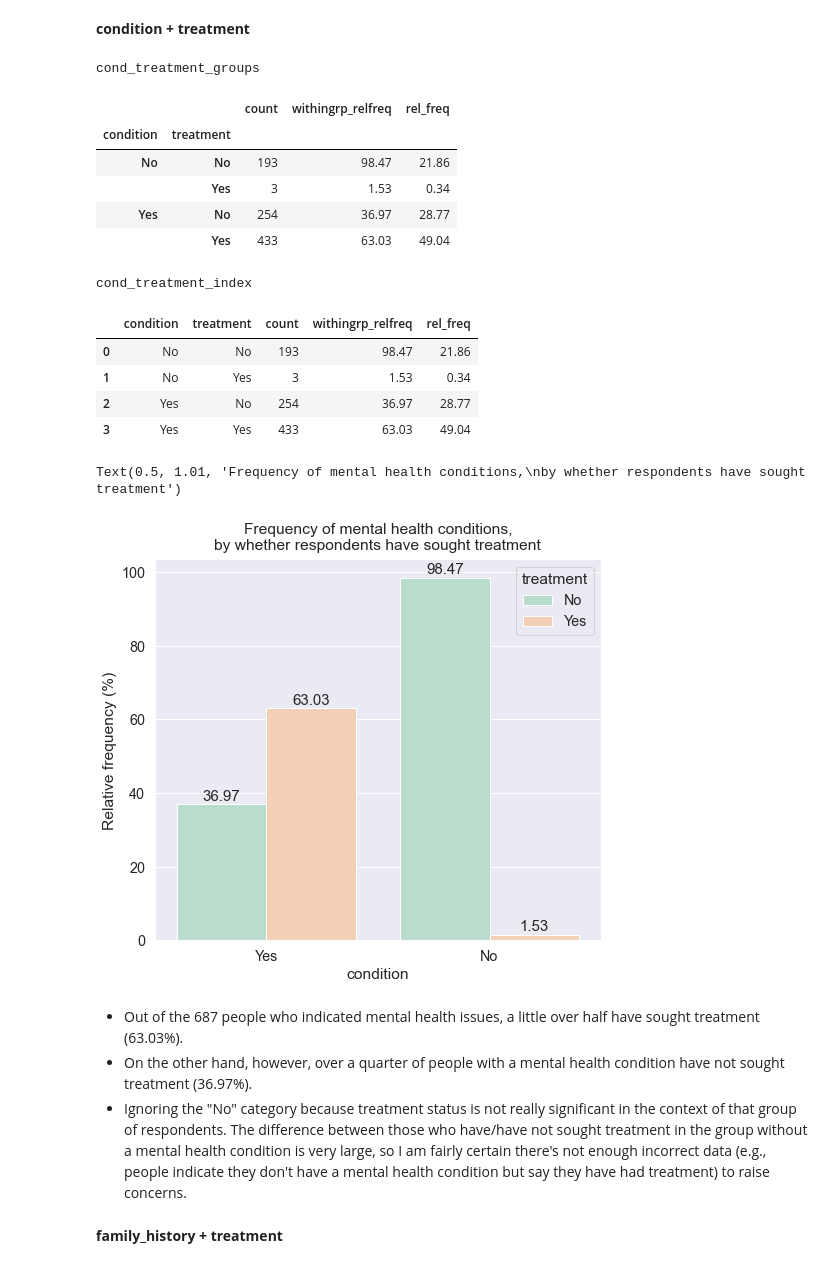
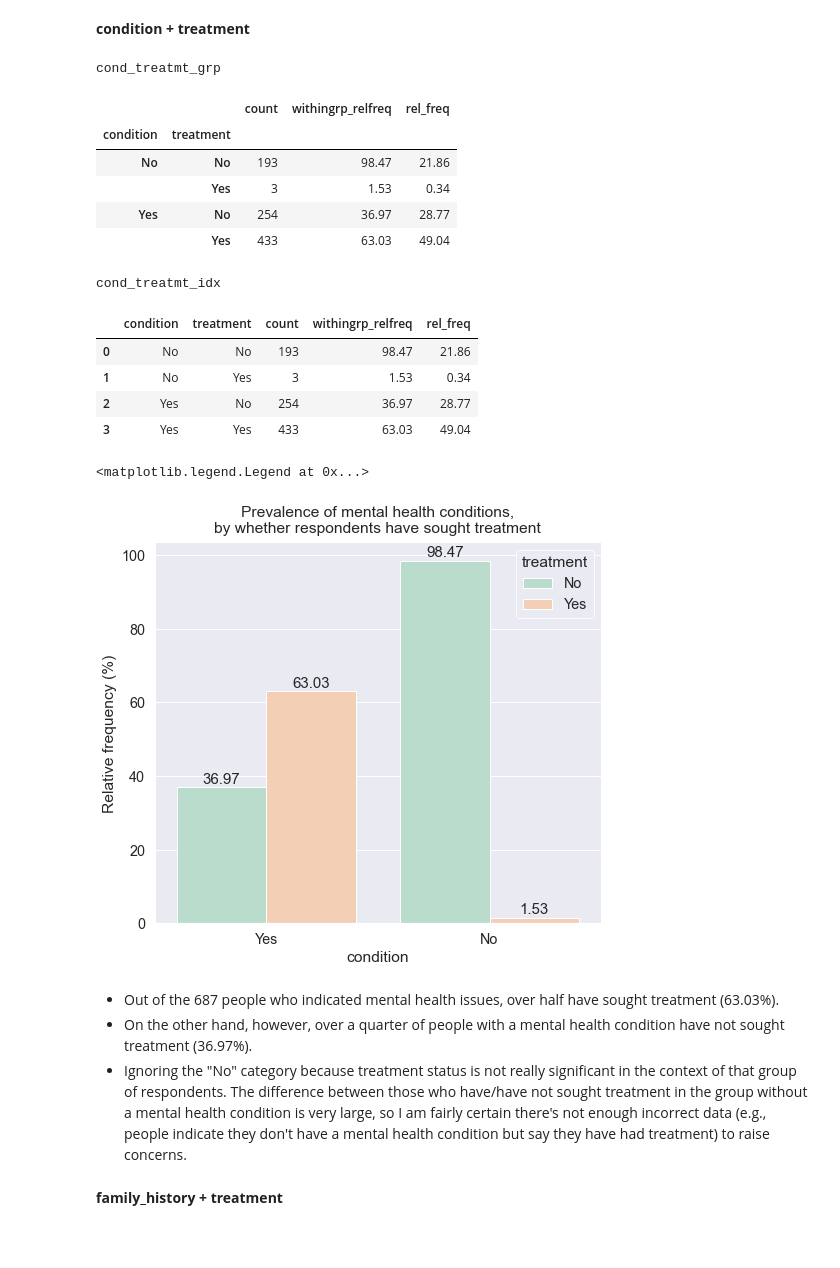
Before and after one commit to cltomiyama/MentalHealthSurvey_analysis, a Jupyter notebook: analysis/gale/analysis_notebook_gc.ipynb, the cells around one changed output. Saved outputs shown, nothing was run; the diff lists cells and outputs as text; code cells hidden in the pictures; blank space fills up the shorter version.

```diff
--- a/analysis/gale/analysis_notebook_gc.ipynb
+++ b/analysis/gale/analysis_notebook_gc.ipynb
@@ -198,27 +200,27 @@ Text(0.5, 1.04, 'Whether respondents with/without a mental health\ncondition hav
 **condition + treatment**
 # %%
 # reference: https://www.codeforests.com/2020/07/18/calculate-percentage-within-group/
-cond_treatment_groups = (mh0.groupby(['condition', 'treatment'])
+cond_treatmt_grp = (mh0.groupby(['condition', 'treatment'])
                            .count()
                            .loc[:, ['family_history']]
                            .rename(columns={'family_history':'count'})
                           )
 
-pfg.rel_freq_within_grp(cond_treatment_groups)
-pfg.make_relfreq_col(cond_treatment_groups)
+pfg.rel_freq_within_grp(cond_treatmt_grp)
+pfg.make_relfreq_col(cond_treatmt_grp)
 
-cond_treatment_index = cond_treatment_groups.reset_index() # created a version with index reset so it's easier to plot
+cond_treatmt_idx = cond_treatmt_grp.reset_index() # created a version with index reset so it's easier to plot
 
-display('cond_treatment_groups', 'cond_treatment_index')
+display('cond_treatmt_grp', 'cond_treatmt_idx')
 # %% [output]
-cond_treatment_groups
+cond_treatmt_grp
 |  |  | count | withingrp_relfreq | rel_freq |
 | condition | treatment |  |  |  |
 | No | No | 193 | 98.47 | 21.86 |
 |  | Yes | 3 | 1.53 | 0.34 |
 | Yes | No | 254 | 36.97 | 28.77 |
 |  | Yes | 433 | 63.03 | 49.04 |
-cond_treatment_index
+cond_treatmt_idx
 |  | condition | treatment | count | withingrp_relfreq | rel_freq |
 | 0 | No | No | 193 | 98.47 | 21.86 |
 | 1 | No | Yes | 3 | 1.53 | 0.34 |
@@ -227,23 +229,19 @@ cond_treatment_index
 # %%
 # reference: https://www.geeksforgeeks.org/how-to-annotate-bars-in-barplot-with-matplotlib-in-python/
 
 fig, ax = plt.subplots(figsize=(8,7))
-g = sns.barplot(data=cond_treatment_index, x='condition', y='withingrp_relfreq', hue='treatment', order=('Yes', 'No'))
+g = sns.barplot(data=cond_treatmt_idx, x='condition', y='withingrp_relfreq', hue='treatment', order=('Yes', 'No'))
 
-for bar in g.patches:
-    g.annotate(format(bar.get_height(), '.2f'),
-                   (bar.get_x() + bar.get_width() / 2,
-                    bar.get_height()), ha='center', va='center',
-                   size=15, xytext=(0, 8),
-                   textcoords='offset points')
+pfg.grouped_rel_freq_label(g)
 
 plt.ylabel('Relative frequency (%)')
-plt.title('Frequency of mental health conditions,\nby whether respondents have sought treatment', y=1.01)
+plt.title('Prevalence of mental health conditions,\nby whether respondents have sought treatment', y=1.01)
+plt.legend(title='treatment', edgecolor='1')
 # %% [output]
-Text(0.5, 1.01, 'Frequency of mental health conditions,\nby whether respondents have sought treatment')
+<matplotlib.legend.Legend at 0x...>
-[figure, old version]
+[figure, new version]
 # %% [markdown]
-- Out of the 687 people who indicated mental health issues, a little over half have sought treatment (63.03%).
+- Out of the 687 people who indicated mental health issues, over half have sought treatment (63.03%).
 - On the other hand, however, over a quarter of people with a mental health condition have not sought treatment (36.97%).
 - Ignoring the "No" category because treatment status is not really significant in the context of that group of respondents. The difference between those who have/have not sought treatment in the group without a mental health condition is very large, so I am fairly certain there's not enough incorrect data (e.g., people indicate they don't have a mental health condition but say they have had treatment) to raise concerns.
 # %% [markdown]
```
Also changed, not shown: parts of 20 cells of this notebook.
